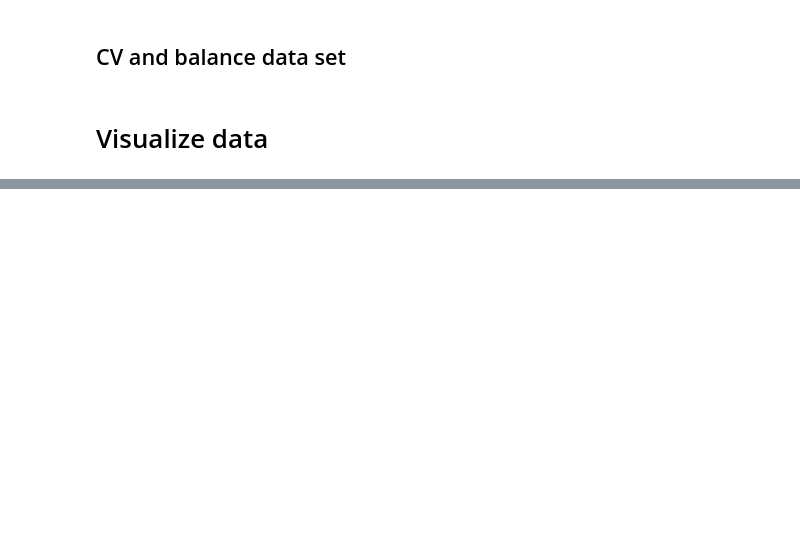
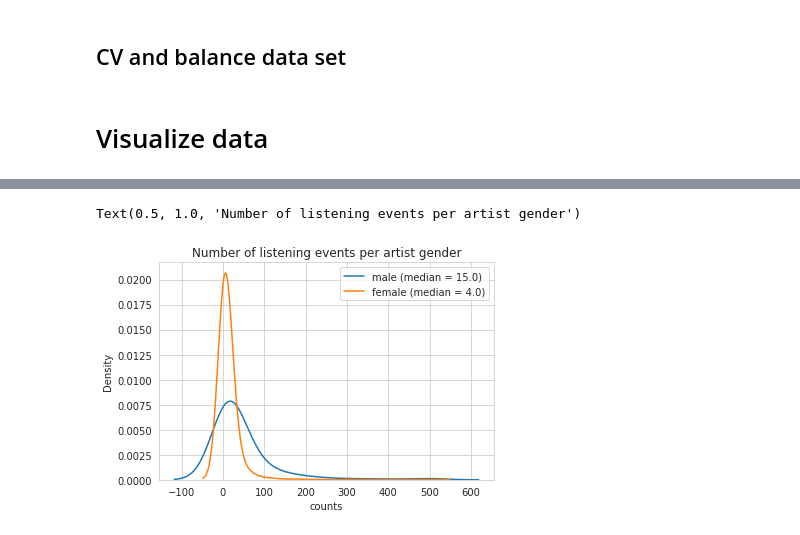
Before and after one commit to Katrin-Leberfinger/Hybrid-gender-debiased-music-recommendation, a Jupyter notebook: 001_data_preprocessing.ipynb, the cells around one changed output, grey strips where cells are left out. Saved outputs shown, nothing was run; the diff lists cells and outputs as text; code cells hidden in the pictures; blank space fills up the shorter version.

```diff
--- a/001_data_preprocessing.ipynb
+++ b/001_data_preprocessing.ipynb
@@ -236,0 +319,14 @@ data_interaction_plot_per_user[['counts']].describe()
+# %%
+df_female = df[df.gender_user == "f"]
+df_female = df_female.groupby(['track_artist']).size().reset_index(name='counts')
+df_female.loc[df_female['counts']>500, 'counts'] = 500
+df_male = df[df.gender_user == "m"]
+df_male = df_male.groupby(['track_artist']).size().reset_index(name='counts')
+df_male.loc[df_male['counts']>500, 'counts'] = 500
+sns.kdeplot(df_male['counts'], bw=0.5, label=f"male (median = {df_male['counts'].median()})")
+sns.kdeplot(df_female['counts'], bw=0.5, label=f"female (median = {df_female['counts'].median()})")
+plt.legend()
+plt.title("Number of listening events per artist gender")
+# %% [output]
+Text(0.5, 1.0, 'Number of listening events per artist gender')
+[figure, added]
```
Also changed, not shown: parts of 15 cells of this notebook.
